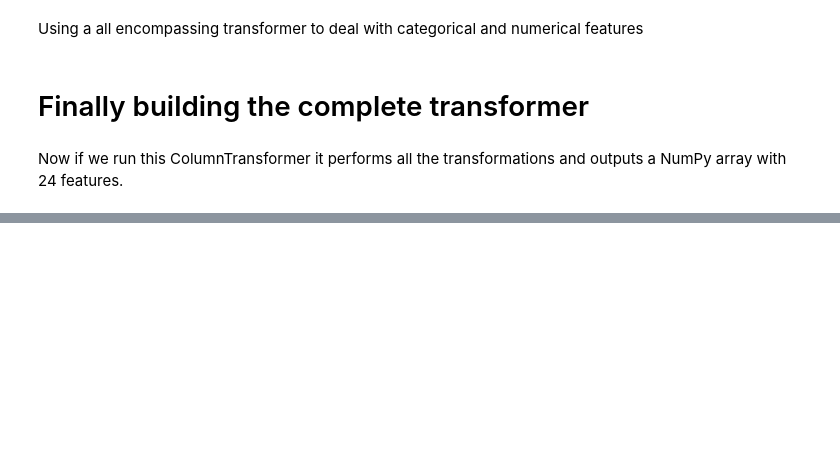
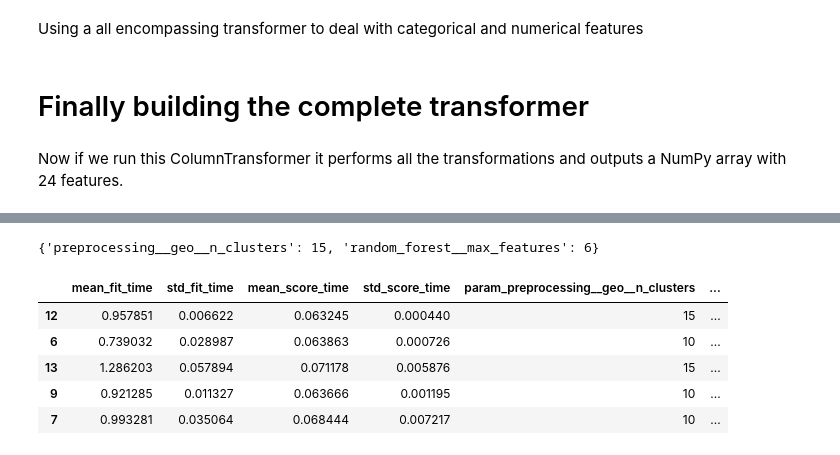
Before and after one commit to jadosh123/DistrictMedianPriceModel, a Jupyter notebook: main.ipynb, the cells around one changed output, grey strips where cells are left out. Cells and saved outputs as stored; diff of their text form; code cells hidden in the pictures; blank space fills up the shorter version.

Commit message:
Explores some models, Adds Grid Search for tuning hyper-parameters on a Random Forest Regressor model

```diff
--- a/main.ipynb
+++ b/main.ipynb
@@ -550,0 +548,5 @@ df_housing_prepared
+# %%
+from sklearn.linear_model import LinearRegression
+
+lin_reg = make_pipeline(preprocessing, LinearRegression())
+lin_reg.fit(housing, housing_labels)
@@ -550,0 +581,6 @@ df_housing_prepared
+# %%
+from sklearn.tree import DecisionTreeRegressor
+
+tree_reg = make_pipeline(preprocessing,
+                         DecisionTreeRegressor(random_state=42))
+tree_reg.fit(housing, housing_labels)
@@ -550,0 +654,18 @@ df_housing_prepared
+# %%
+from sklearn.model_selection import GridSearchCV
+
+full_pipeline = Pipeline([
+    ("preprocessing", preprocessing),
+    ("random_forest", RandomForestRegressor(random_state=42, n_jobs=-1)),
+])
+
+param_grid = [
+    {'preprocessing__geo__n_clusters': [5, 8, 10],
+     'random_forest__max_features': [4, 6, 8]},
+    {'preprocessing__geo__n_clusters': [10, 15],
+     'random_forest__max_features': [6, 8, 10]},
+]
+
+grid_search = GridSearchCV(full_pipeline, param_grid, cv=3,
+                           scoring='neg_root_mean_squared_error')
+grid_search.fit(housing, housing_labels)
@@ -550,0 +693,16 @@ df_housing_prepared
+# %%
+grid_search.best_params_
+# %% [output]
+{'preprocessing__geo__n_clusters': 15, 'random_forest__max_features': 6}
+# %%
+cv_res = pd.DataFrame(grid_search.cv_results_)
+cv_res.sort_values(by="mean_test_score", ascending=False,
+                   inplace=True)
+cv_res.head()
+# %% [output]
+|  | mean_fit_time | std_fit_time | mean_score_time | std_score_time | param_preprocessing__geo__n_clusters | ... |
+| 12 | 0.957851 | 0.006622 | 0.063245 | 0.000440 | 15 | ... |
+| 6 | 0.739032 | 0.028987 | 0.063863 | 0.000726 | 10 | ... |
+| 13 | 1.286203 | 0.057894 | 0.071178 | 0.005876 | 15 | ... |
+| 9 | 0.921285 | 0.011327 | 0.063666 | 0.001195 | 10 | ... |
+| 7 | 0.993281 | 0.035064 | 0.068444 | 0.007217 | 10 | ... |
```
Also changed, not shown: parts of 13 cells of this notebook, 1 other file.
